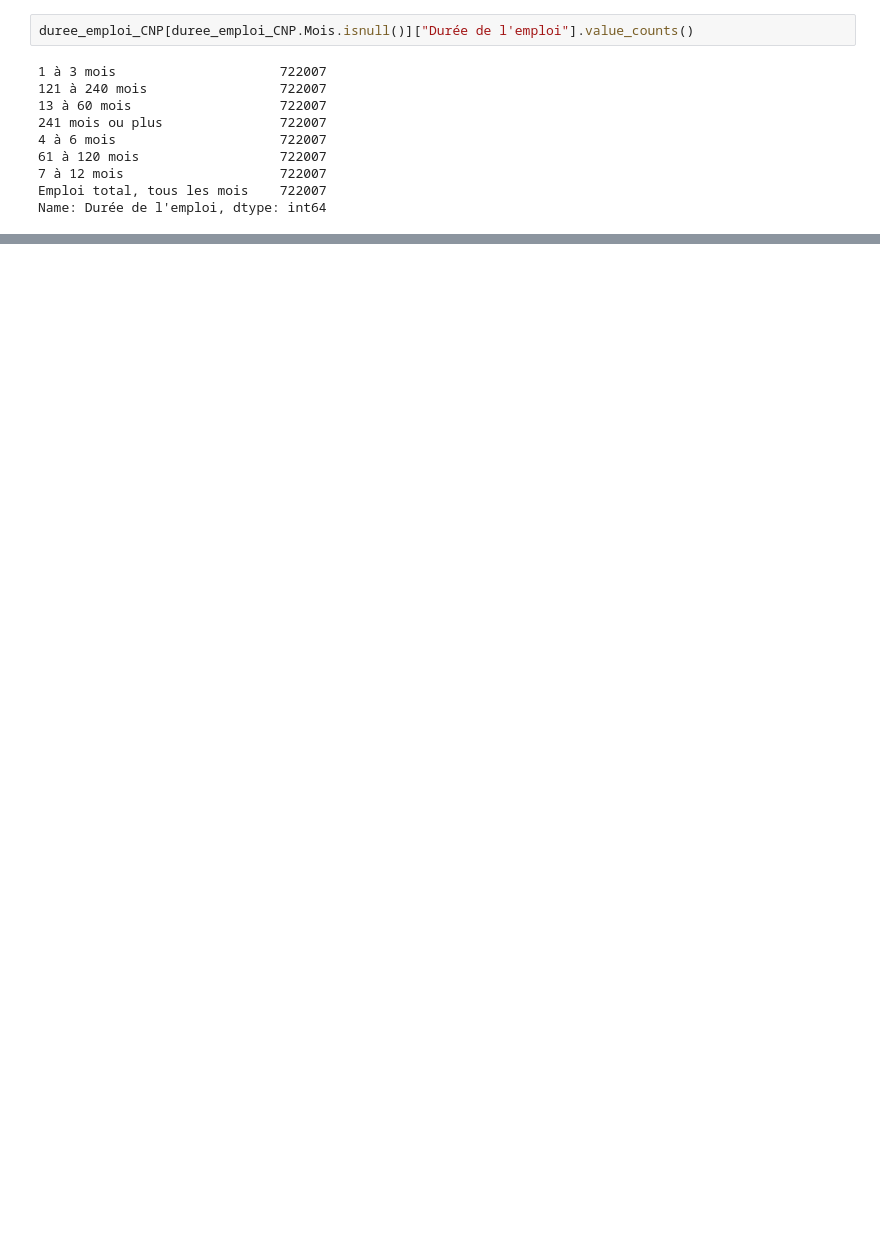
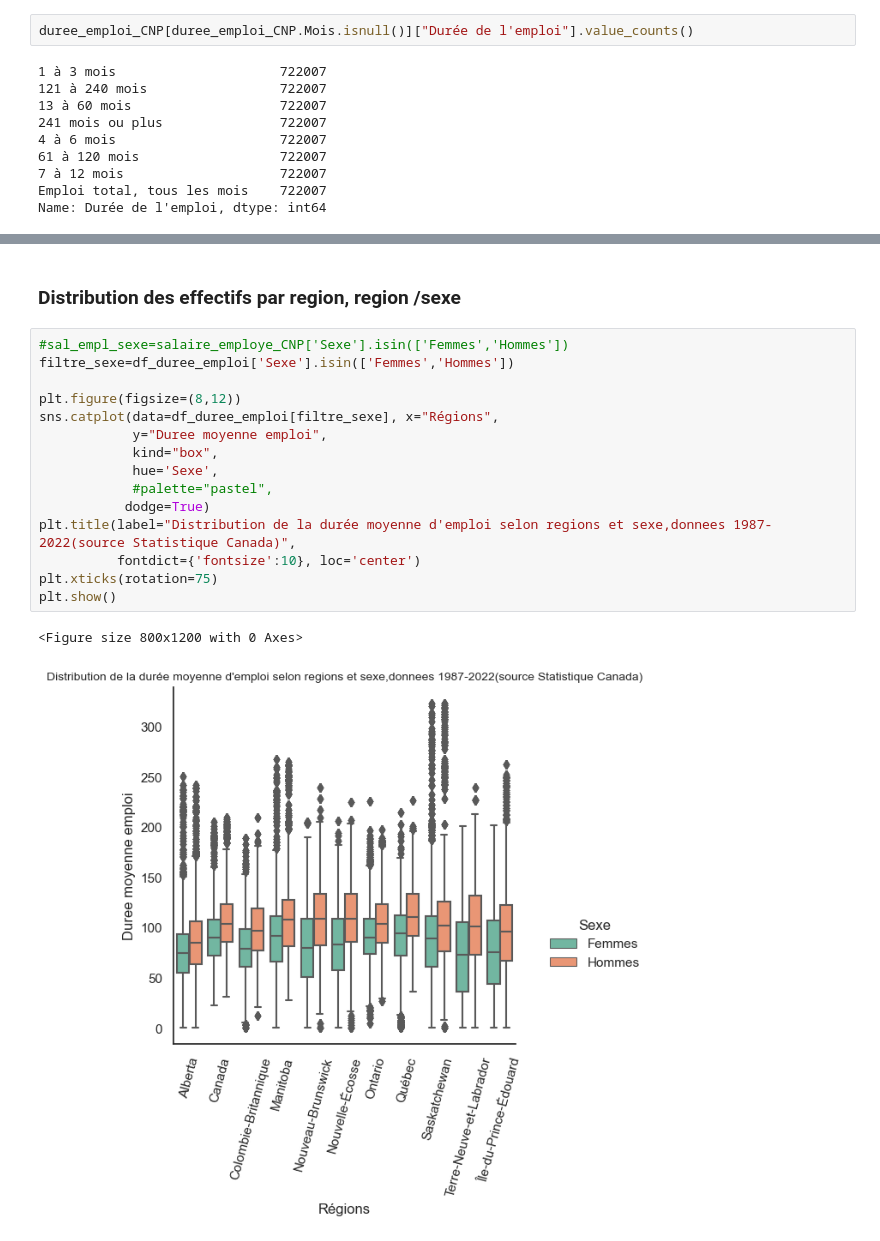
Before and after one commit to marciosdn/projet_77, a Jupyter notebook: AED durée emploi.ipynb, the cells around one changed output, grey strips where cells are left out. Saved outputs shown, nothing was run; the diff lists cells and outputs as text; blank space fills up the shorter version.

```diff
--- a/AED durée emploi.ipynb
+++ b/AED durée emploi.ipynb
@@ -290,0 +480,20 @@ Name: Durée de l'emploi, dtype: int64
+# %% [markdown]
+### Distribution des effectifs par region, region /sexe
+# %%
+#sal_empl_sexe=salaire_employe_CNP['Sexe'].isin(['Femmes','Hommes'])
+filtre_sexe=df_duree_emploi['Sexe'].isin(['Femmes','Hommes'])
+
+plt.figure(figsize=(8,12))
+sns.catplot(data=df_duree_emploi[filtre_sexe], x="Régions",
+            y="Duree moyenne emploi",
+            kind="box",
+            hue='Sexe',
+            #palette="pastel",
+           dodge=True)
+plt.title(label="Distribution de la durée moyenne d'emploi selon regions et sexe,donnees 1987-2022(source Statistique Canada)",
+          fontdict={'fontsize':10}, loc='center')
+plt.xticks(rotation=75)
+plt.show()
+# %% [output]
+<Figure size 800x1200 with 0 Axes>
+[figure, added]
```
Also changed, not shown: parts of 44 cells of this notebook.
